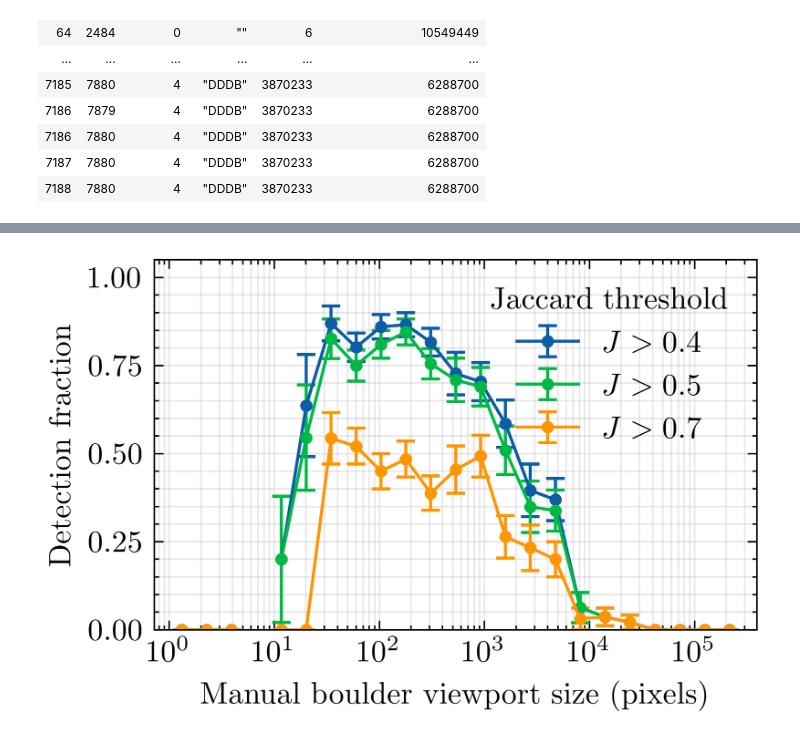
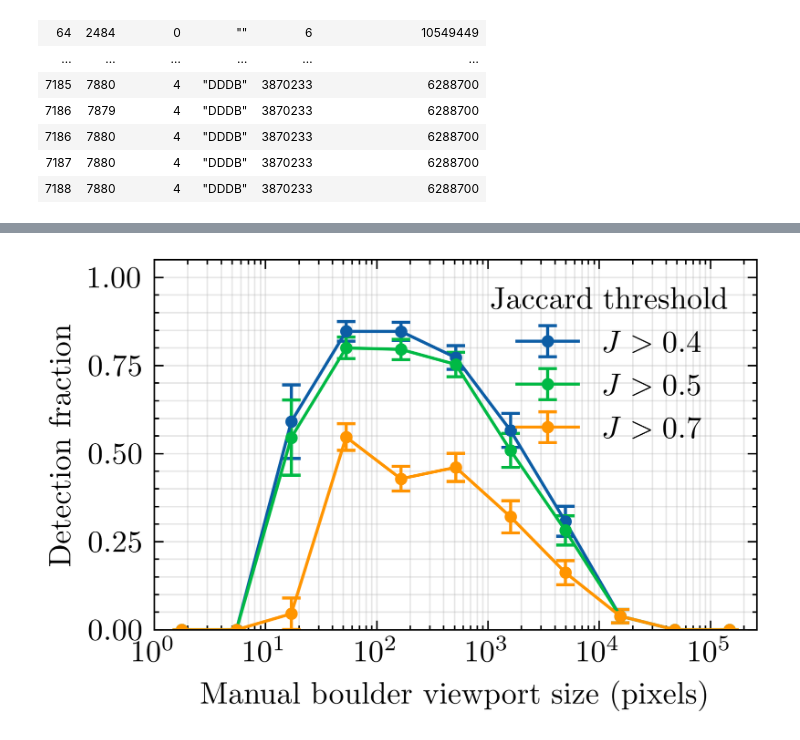
Before and after one commit to Joshua13764/QMAP, a Jupyter notebook: analysis/PSFDCont/investigate_S_from_manual_db_unmerged.ipynb, the cells around one changed output, grey strips where cells are left out. Saved outputs shown, nothing was run; the diff lists cells and outputs as text; code cells hidden in the pictures.

```diff
--- a/analysis/PSFDCont/investigate_S_from_manual_db_unmerged.ipynb
+++ b/analysis/PSFDCont/investigate_S_from_manual_db_unmerged.ipynb
@@ -140,17 +155,5 @@ shape: (930, 10)
 # %%
-x = db_jaccard_agg["viewport_size"].to_numpy()
-j = db_jaccard_agg["Jaccard_index"].to_numpy()
-
-# n_bins = len(x) // 50
-
-# # Equal-count bins
-# bins = np.quantile(x, np.linspace(0, 1, n_bins + 1))
-
-# # Remove duplicate edges (can occur if x has repeated values)
-# bins = np.unique(bins)
-
-# 8 logarithmic bins
-bins = np.geomspace(1, x.max(), 24)
+bins = np.geomspace(1, 512 * 512, 12)
 
 centres = np.sqrt(bins[:-1] * bins[1:])
 
@@ -164,32 +167,32 @@ for thresh in thresholds:
     success, _ = np.histogram(x[j > thresh], bins=bins)
 
     rate = np.divide(
         success,
         total,
         out=np.full_like(success, np.nan, dtype=float),
         where=total > 0,
     )
 
     err = np.sqrt(rate * (1 - rate) / total)
     err[total == 0] = np.nan
 
     plt.errorbar(
         centres,
         rate,
         yerr=err,
         marker=".",
         capsize=3,
         label=f"$J > {thresh}$",
     )
 
 plt.xscale("log")
 plt.ylim(0, 1.05)
-# plt.xlim(1, 512*512)
+plt.xlim(1, 512*512)
 plt.xlabel("Manual boulder viewport size (pixels)")
 plt.ylabel("Detection fraction")
 plt.grid(True, which="both", alpha=0.3)
 plt.legend(title="Jaccard threshold")
 plt.savefig(".plots/S_from_manual_detection.png")
 plt.show()
 # %% [output]
-[figure, old version]
+[figure, new version]
```
Also changed, not shown: parts of 8 cells of this notebook, 8 other files.
